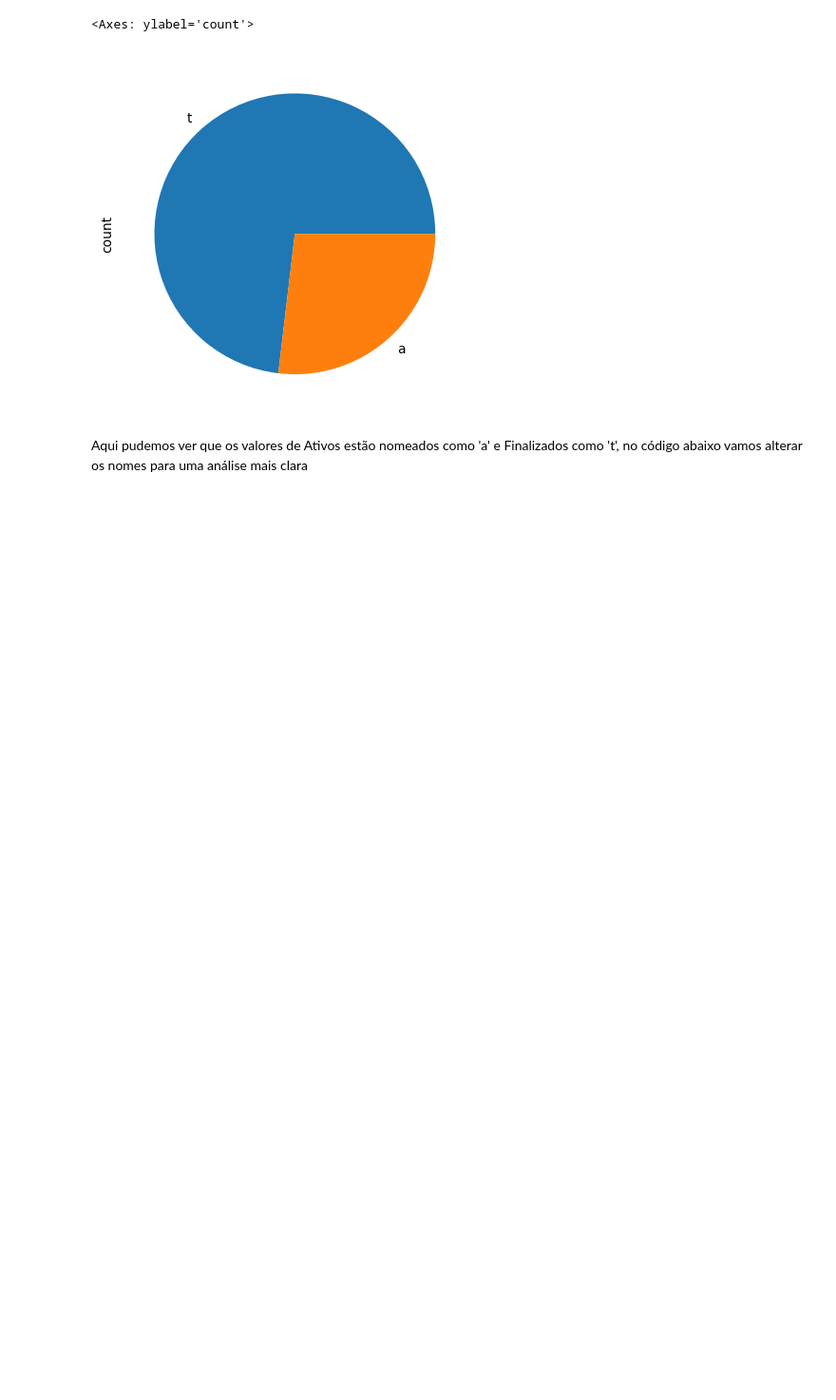
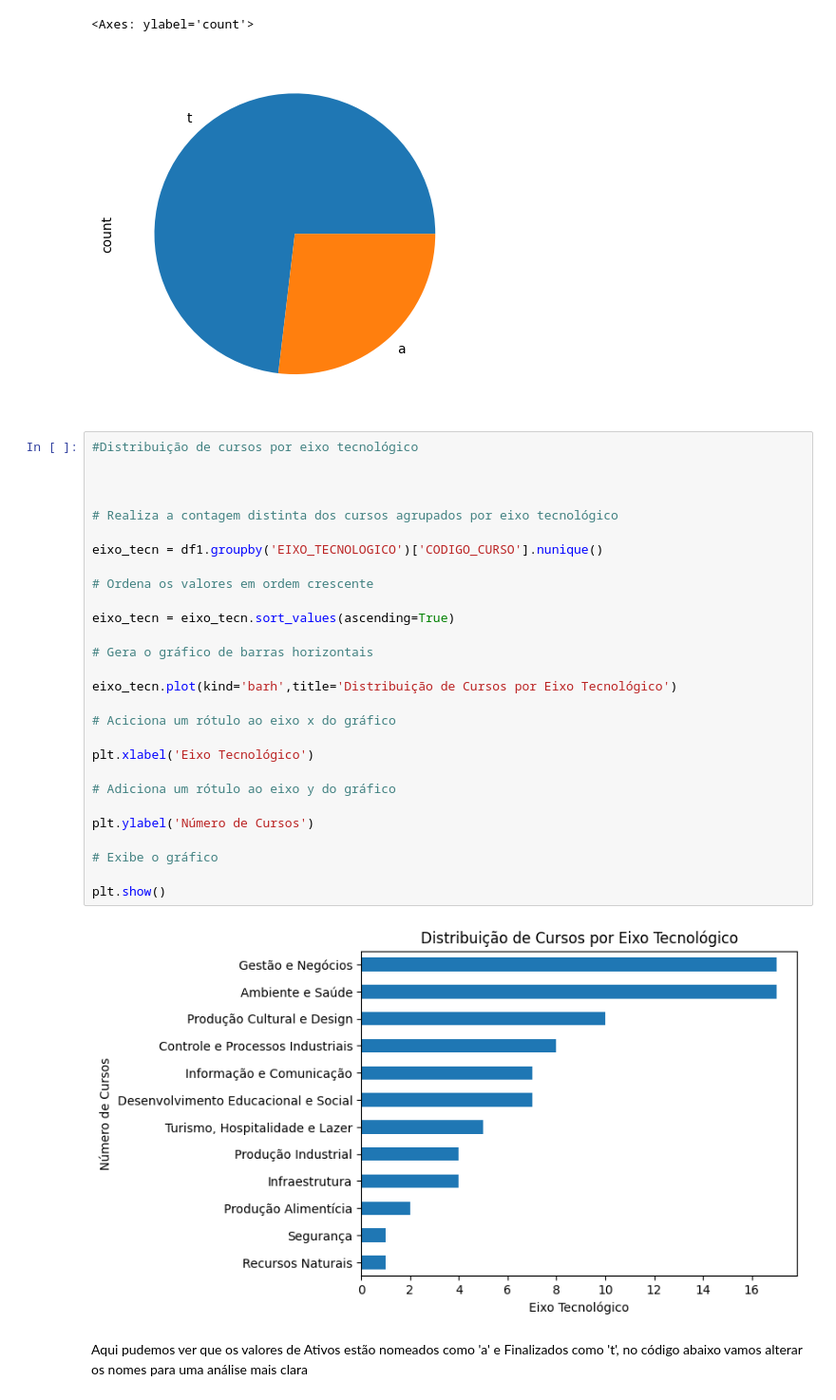
Before and after one commit to leticiaholsback/Projeto_Tec_de_Programacao__ADAtech, a Jupyter notebook: AdaTech_Dados_Projeto.ipynb, the cells around one changed output. Shown at 95% size. Cells and saved outputs as stored; diff of their text form; blank space fills up the shorter version.

```diff
--- a/AdaTech_Dados_Projeto.ipynb
+++ b/AdaTech_Dados_Projeto.ipynb
@@ -247,6 +247,36 @@ df1['SITUACAO_ATIVO'].value_counts().plot(kind='pie')
 # %% [output]
 <Axes: ylabel='count'>
 [figure]
+# %%
+#Distribuição de cursos por eixo tecnológico
+
+
+
+# Realiza a contagem distinta dos cursos agrupados por eixo tecnológico
+
+eixo_tecn = df1.groupby('EIXO_TECNOLOGICO')['CODIGO_CURSO'].nunique()
+
+# Ordena os valores em ordem crescente
+
+eixo_tecn = eixo_tecn.sort_values(ascending=True)
+
+# Gera o gráfico de barras horizontais
+
+eixo_tecn.plot(kind='barh',title='Distribuição de Cursos por Eixo Tecnológico')
+
+# Aciciona um rótulo ao eixo x do gráfico
+
+plt.xlabel('Eixo Tecnológico')
+
+# Adiciona um rótulo ao eixo y do gráfico
+
+plt.ylabel('Número de Cursos')
+
+# Exibe o gráfico
+
+plt.show()
+# %% [output]
+[figure, added]
 # %% [markdown]
 Aqui pudemos ver que os valores de Ativos estão nomeados como 'a' e Finalizados como 't', no código abaixo vamos alterar os nomes para uma análise mais clara
 # %%
```
Also changed, not shown: parts of 1 cell of this notebook.
